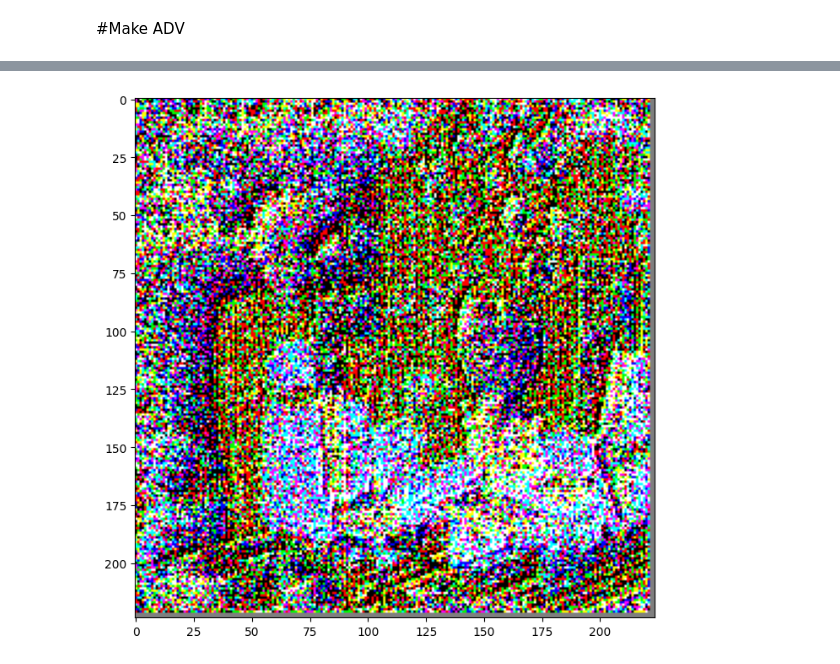
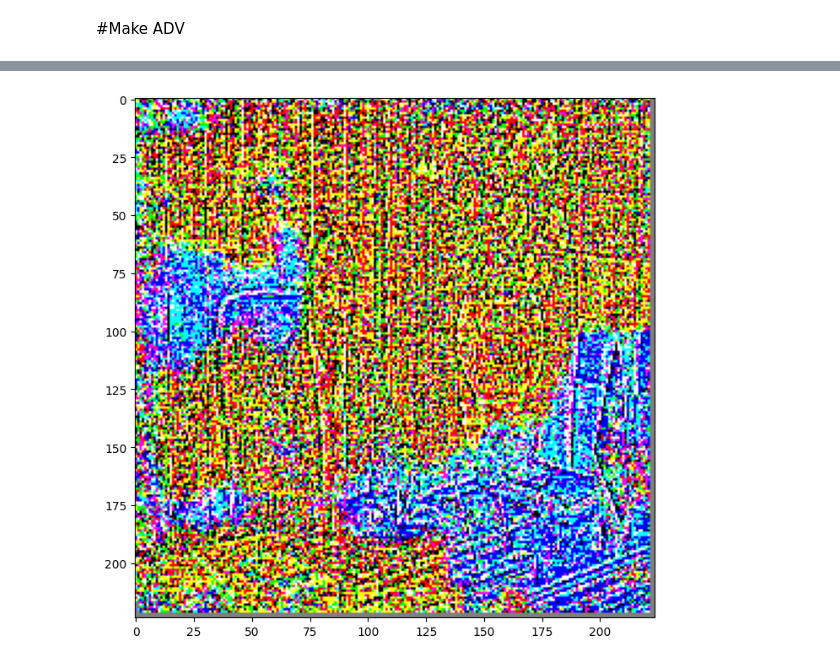
Before and after one commit to ErfanShakouri/AI_Image_Augmentation, a Jupyter notebook: Attacks/PersonalADV.ipynb, the cells around one changed output, grey strips where cells are left out. Drawn from its saved outputs; the diff is of its cells as text; code cells hidden in the pictures.

```diff
--- a/Attacks/PersonalADV.ipynb
+++ b/Attacks/PersonalADV.ipynb
@@ -472,6 +472,7 @@ def mi_fgsm_attack(model, input_image, input_label, epsilon, alpha, num_iteratio
       g = momentum * g + normalized_gradient
       # Calculating the sign of the cumulative gradient
       signed_grad = tf.sign(g)
+      perturbations = signed_grad
       # Destructive image update
       adversarial_image = adversarial_image + alpha * signed_grad
       # Projecting within the permitted limits
@@ -482,21 +483,21 @@ def mi_fgsm_attack(model, input_image, input_label, epsilon, alpha, num_iteratio
 # %%
 #RUN
 model = model
 input_image = image
 input_label = label
-epsilon = 0.1
+epsilon = 0.02
 alpha = epsilon / 4
-num_iterations = 10
+num_iterations = 5
 momentum = 0.9
 
 #adv_x, perturbations = fgsm_attack(model, input_image, input_label, epsilon)
 #adv_x, perturbations = pgd_attack(model,  input_image, input_label, epsilon, alpha, num_iterations)
 #adv_x, perturbations = bim_attack(model,  input_image, input_label, epsilon, alpha, num_iterations)
 adv_x, perturbations = mi_fgsm_attack(model, input_image, input_label, epsilon, alpha, num_iterations, momentum)
 
 plt.imshow(perturbations[0] * 0.5 + 0.5);  # To change [-1, 1] to [0,1]
 # %% [output]
-[figure, old version]
+[figure, new version]
 # %%
 
 def display_images(adv_x, save_path):
```
Also changed, not shown: parts of 7 cells of this notebook.
